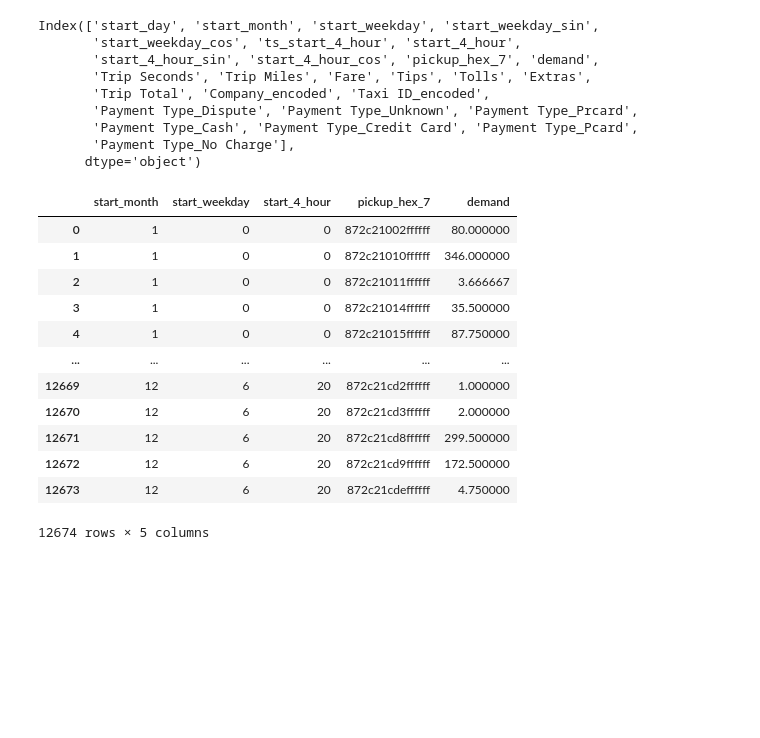
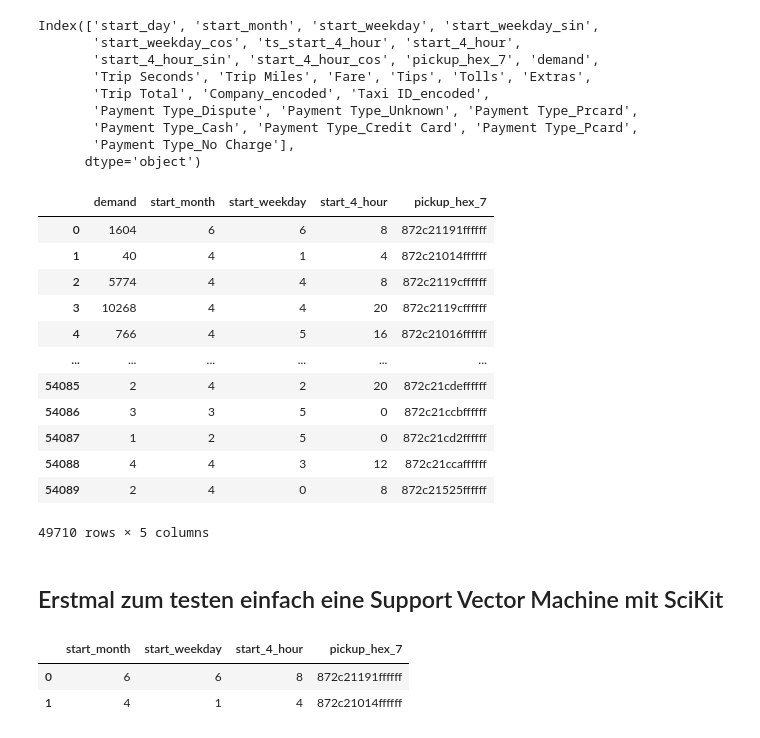
Before and after one commit to lniggemann/AAA_2023, a Jupyter notebook: 04_NN.ipynb, the cells around one changed output. Cells and saved outputs as stored; diff of their text form; code cells hidden in the pictures; blank space fills up the shorter version.

```diff
--- a/04_NN.ipynb
+++ b/04_NN.ipynb
@@ -29,11 +29,11 @@ Index(['start_day', 'start_month', 'start_weekday', 'start_weekday_sin',
        'Payment Type_No Charge'],
       dtype='object')
 # %%
-# Columns to group by
-gbColumns = ["start_month", "start_weekday", "start_4_hour", "pickup_hex_7"]
+# Independent variables columns
+iVars = ["start_month", "start_weekday", "start_4_hour", "pickup_hex_7"]
 
-# All interesing columns
-iColumns = ["demand"] + gbColumns
+# All interesting columns
+iColumns = ["demand"] + iVars
 
 # Select interesting columns
 sdf = df[iColumns]
@@ -48,16 +43,18 @@ gsdf = sdf.groupby(gbColumns).mean().reset_index()
-# %%
-gsdf
-# %% [output]
-|  | start_month | start_weekday | start_4_hour | pickup_hex_7 | demand |
-| 0 | 1 | 0 | 0 | 872c21002ffffff | 80.000000 |
-| 1 | 1 | 0 | 0 | 872c21010ffffff | 346.000000 |
-| 2 | 1 | 0 | 0 | 872c21011ffffff | 3.666667 |
-| 3 | 1 | 0 | 0 | 872c21014ffffff | 35.500000 |
-| 4 | 1 | 0 | 0 | 872c21015ffffff | 87.750000 |
-| ... | ... | ... | ... | ... | ... |
-| 12669 | 12 | 6 | 20 | 872c21cd2ffffff | 1.000000 |
-| 12670 | 12 | 6 | 20 | 872c21cd3ffffff | 2.000000 |
-| 12671 | 12 | 6 | 20 | 872c21cd8ffffff | 299.500000 |
-| 12672 | 12 | 6 | 20 | 872c21cd9ffffff | 172.500000 |
-| 12673 | 12 | 6 | 20 | 872c21cdeffffff | 4.750000 |
-12674 rows × 5 columns
+# %%
+sdf
+# %% [output]
+|  | demand | start_month | start_weekday | start_4_hour | pickup_hex_7 |
+| 0 | 1604 | 6 | 6 | 8 | 872c21191ffffff |
+| 1 | 40 | 4 | 1 | 4 | 872c21014ffffff |
+| 2 | 5774 | 4 | 4 | 8 | 872c2119cffffff |
+| 3 | 10268 | 4 | 4 | 20 | 872c2119cffffff |
+| 4 | 766 | 4 | 5 | 16 | 872c21016ffffff |
+| ... | ... | ... | ... | ... | ... |
+| 54085 | 2 | 4 | 2 | 20 | 872c21cdeffffff |
+| 54086 | 3 | 3 | 5 | 0 | 872c21ccbffffff |
+| 54087 | 1 | 2 | 5 | 0 | 872c21cd2ffffff |
+| 54088 | 4 | 4 | 3 | 12 | 872c21ccaffffff |
+| 54089 | 2 | 4 | 0 | 8 | 872c21525ffffff |
+49710 rows × 5 columns
+# %% [markdown]
+## Erstmal zum testen einfach eine Support Vector Machine mit SciKit
@@ -63,0 +66,7 @@ gsdf
+# %%
+X = data[gbColumns]
+X.head(2)
+# %% [output]
+|  | start_month | start_weekday | start_4_hour | pickup_hex_7 |
+| 0 | 6 | 6 | 8 | 872c21191ffffff |
+| 1 | 4 | 1 | 4 | 872c21014ffffff |
```
Also changed, not shown: parts of 12 cells of this notebook.
